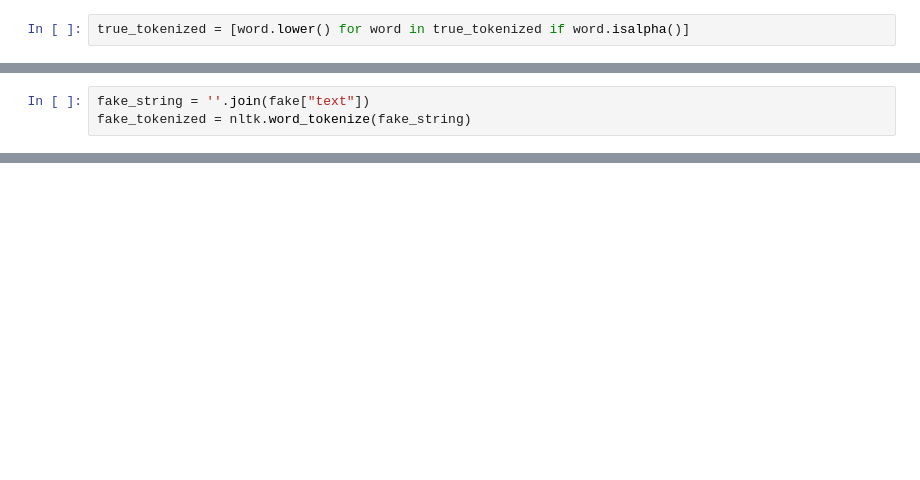
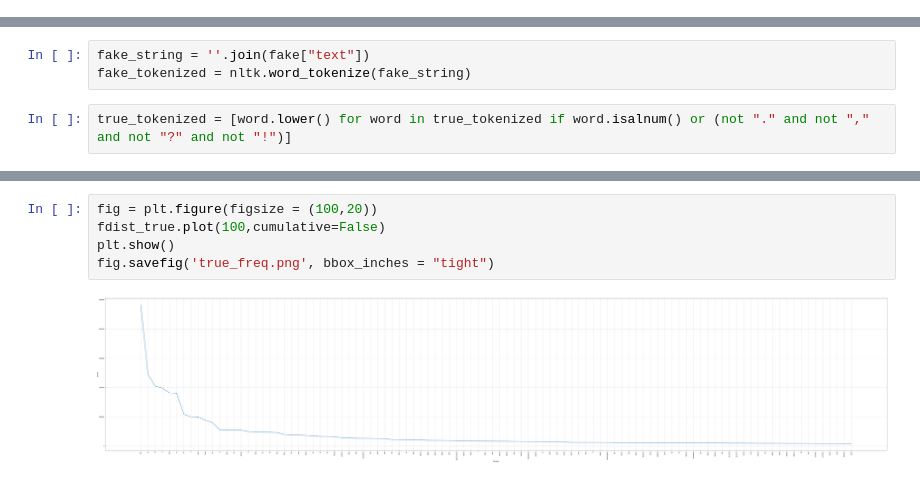
Before and after one commit to GabrielDeml/CS525, a Jupyter notebook: Homework1/news/news.ipynb, the cells around one changed output, grey strips where cells are left out. Saved outputs shown, nothing was run; the diff lists cells and outputs as text; blank space fills up the shorter version.

```diff
--- a/Homework1/news/news.ipynb
+++ b/Homework1/news/news.ipynb
@@ -22,2 +18,0 @@ true_tokenized = nltk.word_tokenize(true_string)
-# %%
-true_tokenized = [word.lower() for word in true_tokenized if word.isalpha()]
@@ -36,3 +19,5 @@ plt.show()
 # %%
 fake_string = ''.join(fake["text"])
 fake_tokenized = nltk.word_tokenize(fake_string)
+# %%
+true_tokenized = [word.lower() for word in true_tokenized if word.isalnum() or (not "." and not "," and not "?" and not "!")]
@@ -38,0 +36,7 @@ fake_tokenized = nltk.word_tokenize(fake_string)
+# %%
+fig = plt.figure(figsize = (100,20))
+fdist_true.plot(100,cumulative=False)
+plt.show()
+fig.savefig('true_freq.png', bbox_inches = "tight")
+# %% [output]
+[figure, added]
```
Also changed, not shown: parts of 29 cells of this notebook, 2 other files.
